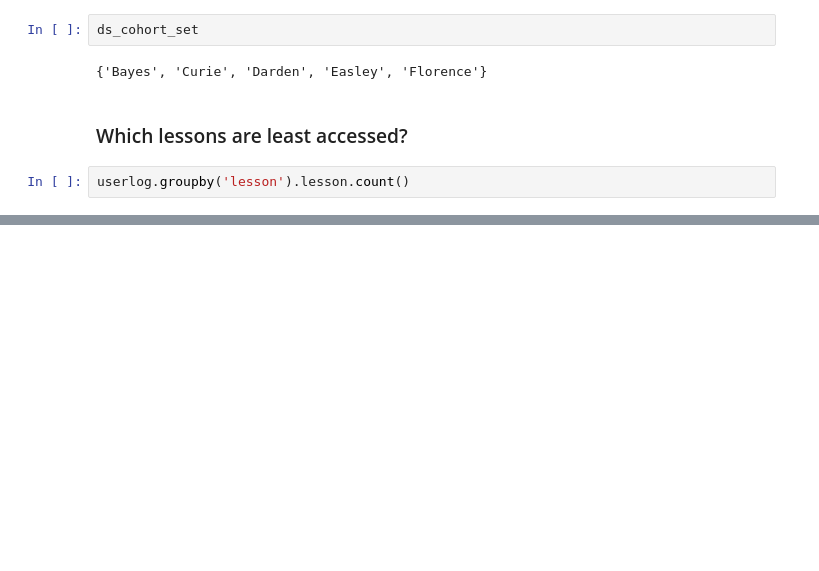
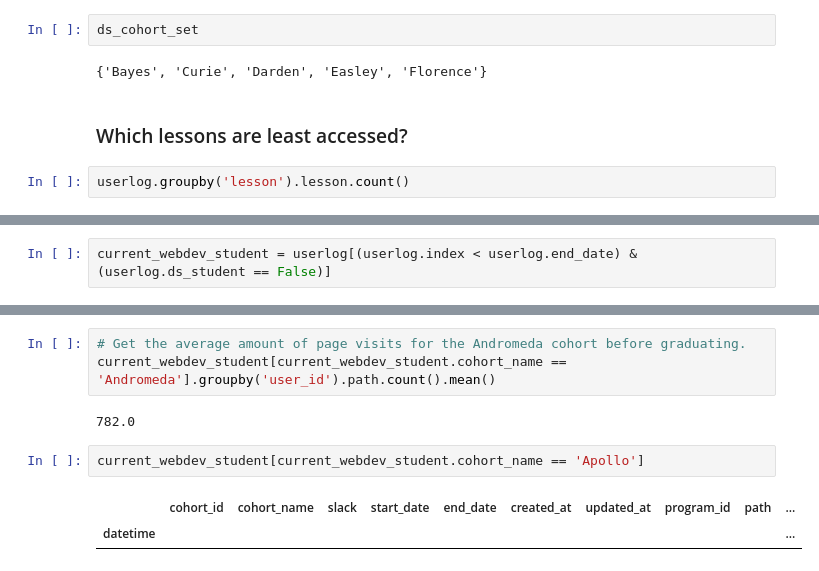
Before and after one commit to AnomalySweeper/user-log-anomaly-detection, a Jupyter notebook: bts-student-log-project-workflow-Copy1.ipynb, the cells around one changed output, grey strips where cells are left out. Saved outputs shown, nothing was run; the diff lists cells and outputs as text; blank space fills up the shorter version.

```diff
--- a/bts-student-log-project-workflow-Copy1.ipynb
+++ b/bts-student-log-project-workflow-Copy1.ipynb
@@ -663,0 +753,2 @@ userlog.groupby('lesson').lesson.count()
+# %%
+current_webdev_student = userlog[(userlog.index < userlog.end_date) & (userlog.ds_student == False)]
@@ -663,0 +775,10 @@ userlog.groupby('lesson').lesson.count()
+# %%
+# Get the average amount of page visits for the Andromeda cohort before graduating.
+current_webdev_student[current_webdev_student.cohort_name == 'Andromeda'].groupby('user_id').path.count().mean()
+# %% [output]
+782.0
+# %%
+current_webdev_student[current_webdev_student.cohort_name == 'Apollo']
+# %% [output]
+|  | cohort_id | cohort_name | slack | start_date | end_date | created_at | updated_at | program_id | path | ... |
+| datetime |  |  |  |  |  |  |  |  |  | ... |
```
Also changed, not shown: parts of 20 cells of this notebook.
